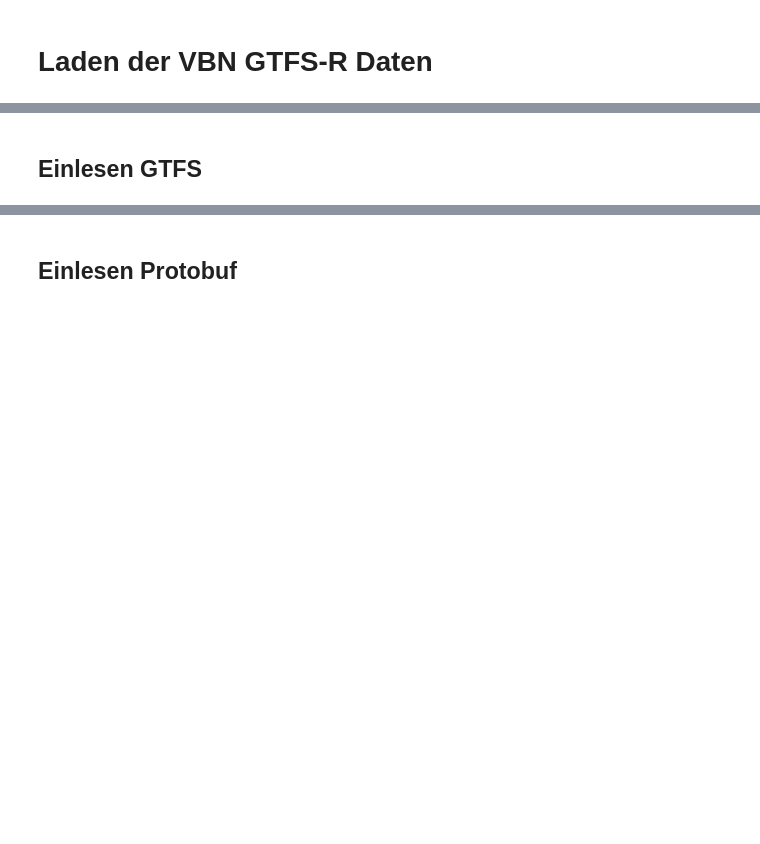
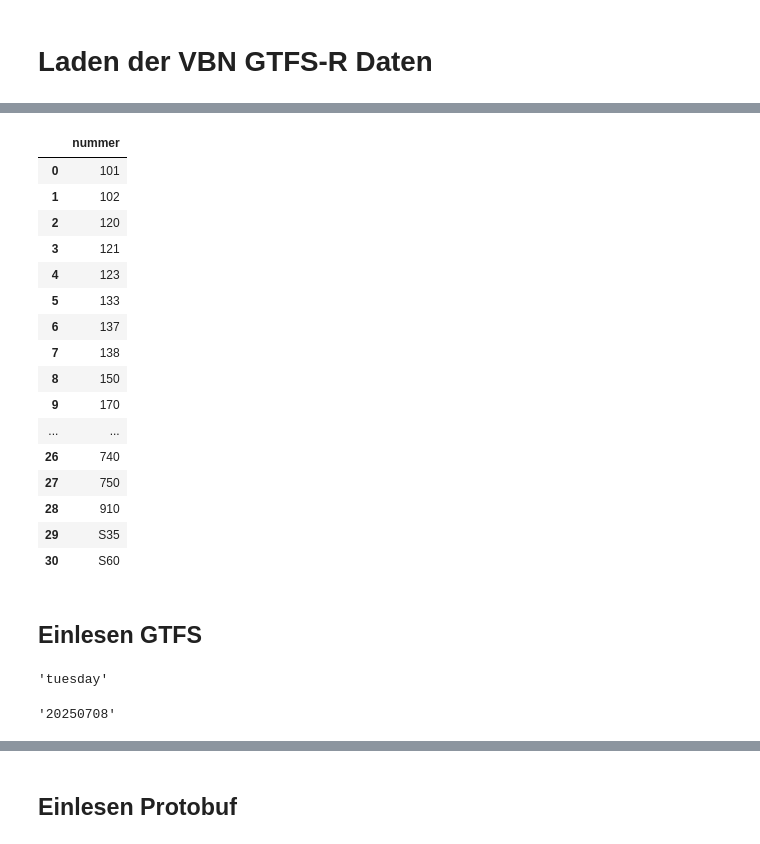
Before and after one commit to zvbn-code/gtfs_r, a Jupyter notebook: gtfs_r.ipynb, the cells around one changed output, grey strips where cells are left out. Cells and saved outputs as stored; diff of their text form; code cells hidden in the pictures; blank space fills up the shorter version.

```diff
--- a/gtfs_r.ipynb
+++ b/gtfs_r.ipynb
@@ -12,0 +54,21 @@ duck = duckdb.connect(database=':memory:')
+# %%
+df_linien = duck.sql("select nummer from dm.basis.linien where aktiv = True and ebene in ('1', '1+') order by nummer").df() # Abfrage
+df_linien
+# %% [output]
+|  | nummer |
+| 0 | 101 |
+| 1 | 102 |
+| 2 | 120 |
+| 3 | 121 |
+| 4 | 123 |
+| 5 | 133 |
+| 6 | 137 |
+| 7 | 138 |
+| 8 | 150 |
+| 9 | 170 |
+| ... | ... |
+| 26 | 740 |
+| 27 | 750 |
+| 28 | 910 |
+| 29 | S35 |
+| 30 | S60 |
@@ -42 +113,10 @@ CREATE or replace TABLE routes AS select * from read_csv('{gtfs_routes}');
          """)
+# %%
+weekday_today_name = dt.datetime.now().strftime('%A').lower()
+weekday_today_name
+# %% [output]
+'tuesday'
+# %%
+dt.datetime.now().strftime('%Y%m%d')
+# %% [output]
+'20250708'
```
Also changed, not shown: parts of 23 cells of this notebook.
